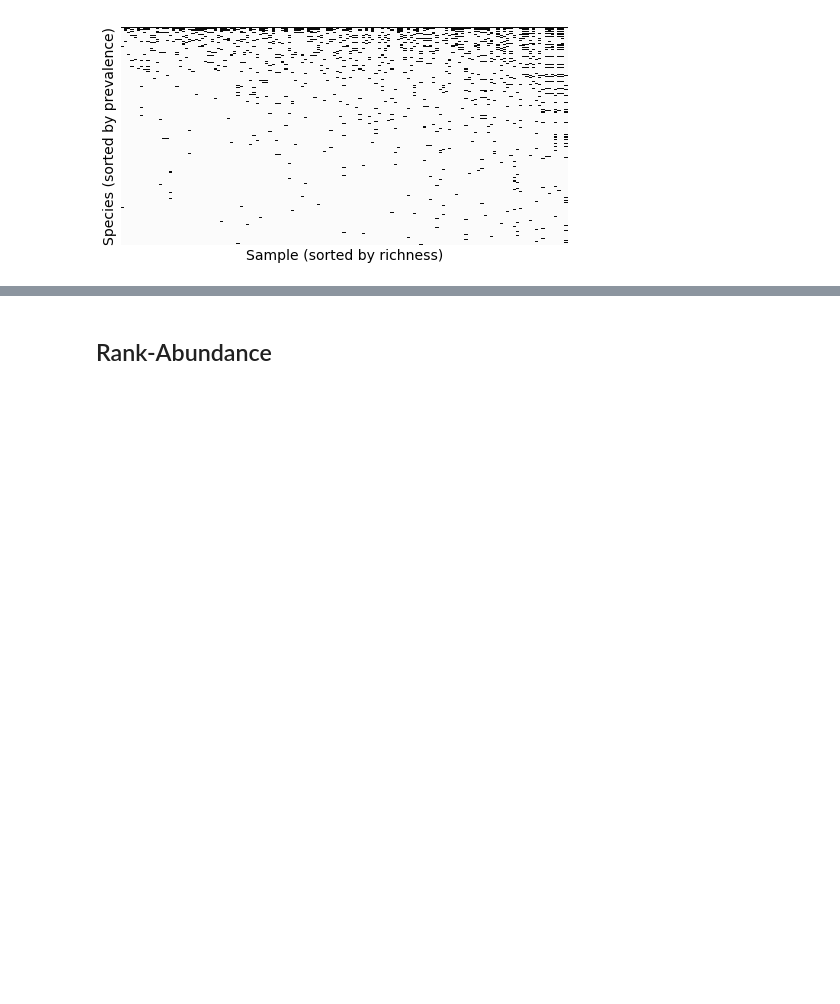
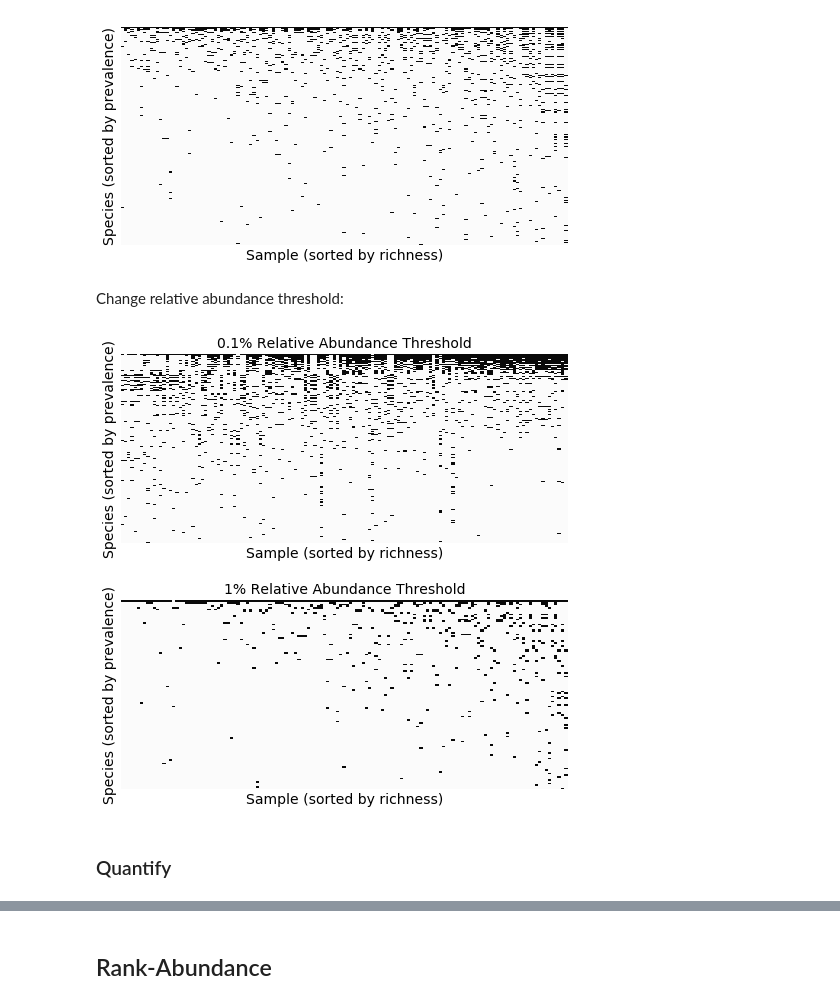
Before and after one commit to Emergent-Behaviors-in-Biology/crossfeeding-transition, a Jupyter notebook: Analysis.ipynb, the cells around one changed output, grey strips where cells are left out. Drawn from its saved outputs; the diff is of its cells as text; code cells hidden in the pictures; blank space fills up the shorter version.

Commit message:
Update for revised manuscript
Loaded scripts for new plots, and new version of manuscript.

```diff
--- a/Analysis.ipynb
+++ b/Analysis.ipynb
@@ -140,0 +141,13 @@ pdf.close()
+# %%
+name = 'main_dataset'
+well = 'W1'
+
+for run in [23,90]:#Run 23 is Example 2 from Figure 1, while Run 90 is Example 3
+    #Compute input fluxes
+    Jinvec = Jin(expt[name]['R'].loc[run][well].values,expt[name]['sim_params']).T.dot(expt[name]['N'].loc[run][well].values)
+
+    #Compute net flux matrix from input fluxes, using Equation 6
+    J = expt[name]['sim_params']['D']*((1-expt[name]['sim_params']['e'])*Jinvec)
+
+    #Save to file
+    J.to_excel('fluxes_'+str(run)+'.xlsx')
@@ -464,3 +479,34 @@ pdf.close()
 plt.show()
 # %% [output]
 [figure]
+# %% [markdown]
+Change relative abundance threshold:
+# %%
+fig,ax = plt.subplots(2,figsize=(8,8))
+nest_low = PlotNestedness(ocean,ax=ax[0],thresh = 1e-3)
+nest_high = PlotNestedness(ocean,ax=ax[1],thresh = 1e-2)
+fig.subplots_adjust(hspace=0.3)
+ax[0].set_title("0.1% Relative Abundance Threshold",fontsize=14)
+sns.heatmap(nest_low,ax=ax[0],cmap=sns.color_palette("Greys",30),cbar=False)
+ax[0].invert_yaxis()
+ax[0].set_yticks(())
+ax[0].set_xticks(())
+ax[0].set_xlabel('Sample (sorted by richness)',fontsize=14)
+ax[0].set_ylabel('Species (sorted by prevalence)',fontsize=14)
+
+ax[1].set_title("1% Relative Abundance Threshold",fontsize=14)
+sns.heatmap(nest_high,ax=ax[1],cmap=sns.color_palette("Greys",30),cbar=False)
+ax[1].invert_yaxis()
+ax[1].set_yticks(())
+ax[1].set_xticks(())
+ax[1].set_xlabel('Sample (sorted by richness)',fontsize=14)
+ax[1].set_ylabel('Species (sorted by prevalence)',fontsize=14)
+#pdf = bpdf.PdfPages('../Plots/nested_ocean.pdf')
+#pdf.savefig(fig)
+#pdf.close()
+plt.savefig('plots/nested_ocean_2.png')
+plt.show()
+# %% [output]
+[figure, added]
+# %% [markdown]
+### Quantify
```
Also changed, not shown: parts of 18 cells of this notebook, 9 other files.
